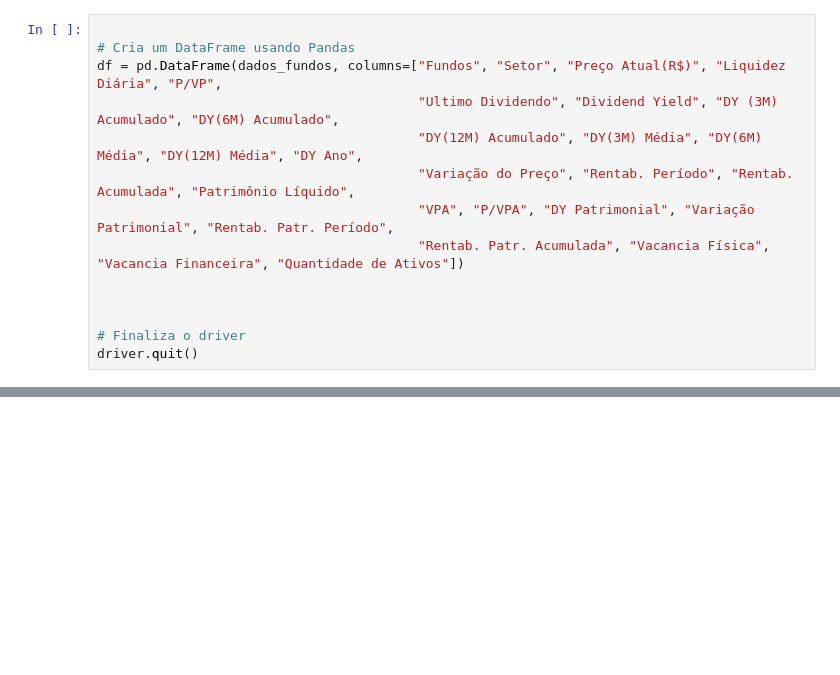
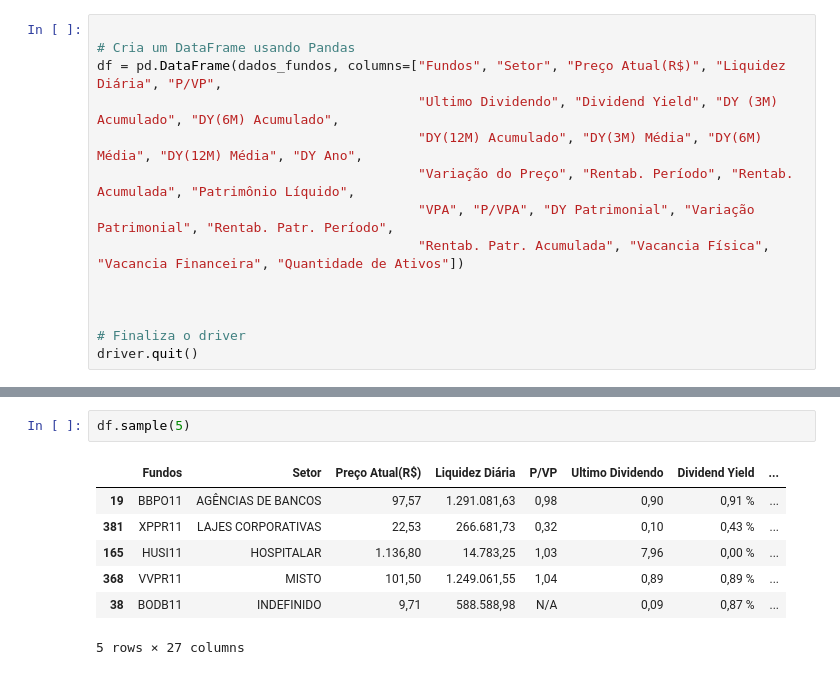
Before and after one commit to Riguini/Fundos-imobiliarios-FIIS-, a Jupyter notebook: FIIS.ipynb, the cells around one changed output, grey strips where cells are left out. Cells and saved outputs as stored; diff of their text form; blank space fills up the shorter version.

```diff
--- a/FIIS.ipynb
+++ b/FIIS.ipynb
@@ -88,0 +99,10 @@ driver.quit()
+# %%
+df.sample(5)
+# %% [output]
+|  | Fundos | Setor | Preço Atual(R$) | Liquidez Diária | P/VP | Ultimo Dividendo | Dividend Yield | ... |
+| 19 | BBPO11 | AGÊNCIAS DE BANCOS | 97,57 | 1.291.081,63 | 0,98 | 0,90 | 0,91 % | ... |
+| 381 | XPPR11 | LAJES CORPORATIVAS | 22,53 | 266.681,73 | 0,32 | 0,10 | 0,43 % | ... |
+| 165 | HUSI11 | HOSPITALAR | 1.136,80 | 14.783,25 | 1,03 | 7,96 | 0,00 % | ... |
+| 368 | VVPR11 | MISTO | 101,50 | 1.249.061,55 | 1,04 | 0,89 | 0,89 % | ... |
+| 38 | BODB11 | INDEFINIDO | 9,71 | 588.588,98 | N/A | 0,09 | 0,87 % | ... |
+5 rows × 27 columns
```
Also changed, not shown: parts of 10 cells of this notebook.
